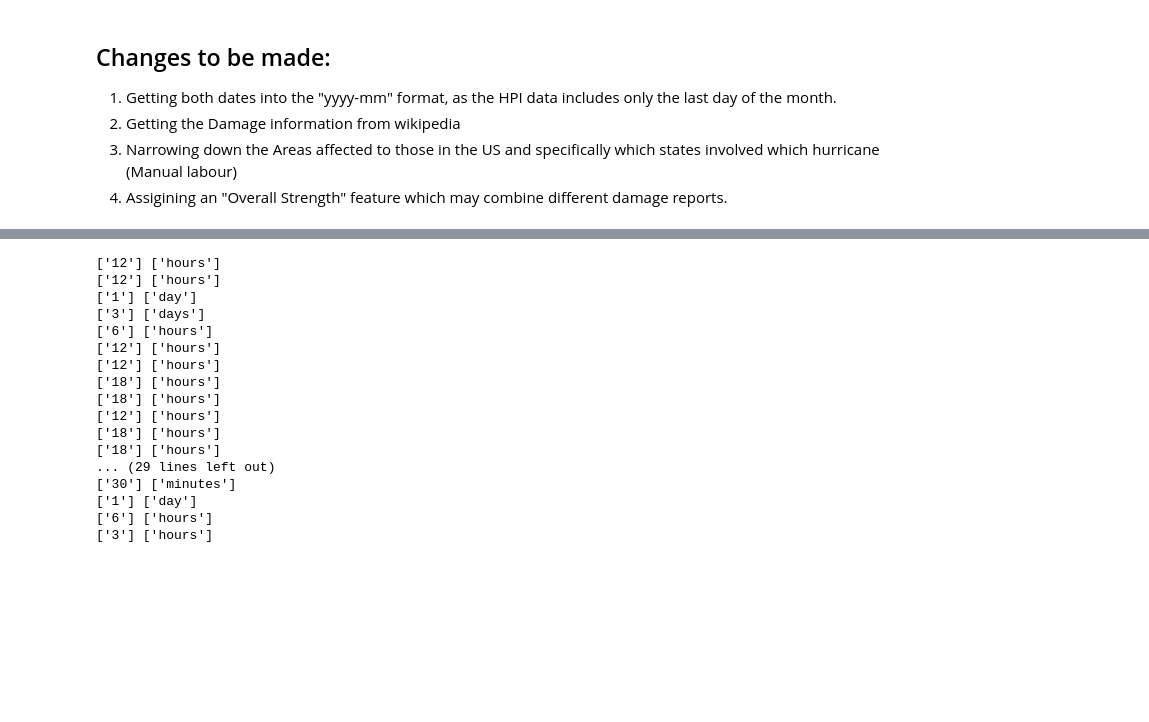
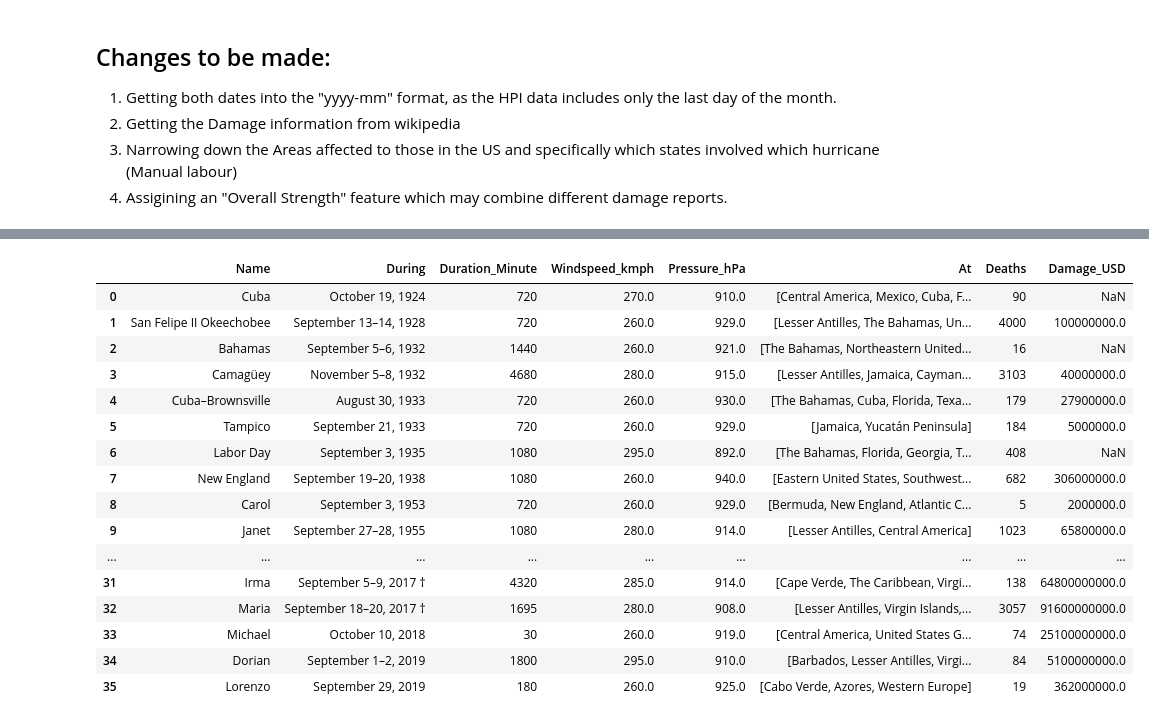
Before and after one commit to Alon-Shaaltiel/Hurricanes_US, a Jupyter notebook: Data_Collection.ipynb, the cells around one changed output, grey strips where cells are left out. Cells and saved outputs as stored; diff of their text form; code cells hidden in the pictures; blank space fills up the shorter version.

```diff
--- a/Data_Collection.ipynb
+++ b/Data_Collection.ipynb
@@ -212,33 +212,38 @@ Hurricanes.head(5)
 # %%
-Hurricanes = pd.read_pickle("Pickles/Hurricanes.pickle")
-Hurricanes.drop(Hurricanes.tail(1).index,axis=0, inplace=True)
-Hurricanes.drop('Refs', axis=1, inplace=True)
-Hurricanes.columns = ["Name","During","Duration","Windspeed","Pressure","At","Deaths","Damage"]
-
 Hurricanes.Duration = Hurricanes.Duration.apply(lambda x: unicodedata.normalize("NFKD", str(x)))
 Min_Conversions = dict(day=1440,days=1440,hour=60,hours=60,minutes=1,minute=1)
 
 # Hurricanes.Duration = Hurricanes.Duration.apply(lambda x: re.findall('[0-9]*[^0-9]*', x)[:-1])
 
+Dura_new = []
+
 for Duration in Hurricanes.Duration:
+    minTot = 0
     for timeframe in re.findall('[0-9]+[^0-9]+', Duration):
-        number = re.findall('[0-9]+',timeframe)
-        unit = re.findall('[A-Za-z]+',timeframe)
+        number = re.search('[0-9]+',timeframe)
+        unit = re.search('[A-Za-z]+',timeframe)
+        minTot += int(number.group(0))*Min_Conversions[unit.group(0)]
+    Dura_new.append(minTot)
+
+Hurricanes.Duration = pd.Series(Dura_new)
+Hurricanes = Hurricanes.rename(columns={"Pressure":"Pressure_hPa", "Damage":"Damage_USD",
+                                        "Windspeed":"Windspeed_kmph","Duration":"Duration_Minute"})
+Hurricanes
 # %% [output]
-['12'] ['hours']
-['12'] ['hours']
-['1'] ['day']
-['3'] ['days']
-['6'] ['hours']
-['12'] ['hours']
-['12'] ['hours']
-['18'] ['hours']
-['18'] ['hours']
-['12'] ['hours']
-['18'] ['hours']
-['18'] ['hours']
-... (29 lines left out)
-['30'] ['minutes']
-['1'] ['day']
-['6'] ['hours']
-['3'] ['hours']
+|  | Name | During | Duration_Minute | Windspeed_kmph | Pressure_hPa | At | Deaths | Damage_USD |
+| 0 | Cuba | October 19, 1924 | 720 | 270.0 | 910.0 | [Central America, Mexico, Cuba, F... | 90 | NaN |
+| 1 | San Felipe II Okeechobee | September 13–14, 1928 | 720 | 260.0 | 929.0 | [Lesser Antilles, The Bahamas, Un... | 4000 | 100000000.0 |
+| 2 | Bahamas | September 5–6, 1932 | 1440 | 260.0 | 921.0 | [The Bahamas, Northeastern United... | 16 | NaN |
+| 3 | Camagüey | November 5–8, 1932 | 4680 | 280.0 | 915.0 | [Lesser Antilles, Jamaica, Cayman... | 3103 | 40000000.0 |
+| 4 | Cuba–Brownsville | August 30, 1933 | 720 | 260.0 | 930.0 | [The Bahamas, Cuba, Florida, Texa... | 179 | 27900000.0 |
+| 5 | Tampico | September 21, 1933 | 720 | 260.0 | 929.0 | [Jamaica, Yucatán Peninsula] | 184 | 5000000.0 |
+| 6 | Labor Day | September 3, 1935 | 1080 | 295.0 | 892.0 | [The Bahamas, Florida, Georgia, T... | 408 | NaN |
+| 7 | New England | September 19–20, 1938 | 1080 | 260.0 | 940.0 | [Eastern United States, Southwest... | 682 | 306000000.0 |
+| 8 | Carol | September 3, 1953 | 720 | 260.0 | 929.0 | [Bermuda, New England, Atlantic C... | 5 | 2000000.0 |
+| 9 | Janet | September 27–28, 1955 | 1080 | 280.0 | 914.0 | [Lesser Antilles, Central America] | 1023 | 65800000.0 |
+| ... | ... | ... | ... | ... | ... | ... | ... | ... |
+| 31 | Irma | September 5–9, 2017 † | 4320 | 285.0 | 914.0 | [Cape Verde, The Caribbean, Virgi... | 138 | 64800000000.0 |
+| 32 | Maria | September 18–20, 2017 † | 1695 | 280.0 | 908.0 | [Lesser Antilles, Virgin Islands,... | 3057 | 91600000000.0 |
+| 33 | Michael | October 10, 2018 | 30 | 260.0 | 919.0 | [Central America, United States G... | 74 | 25100000000.0 |
+| 34 | Dorian | September 1–2, 2019 | 1800 | 295.0 | 910.0 | [Barbados, Lesser Antilles, Virgi... | 84 | 5100000000.0 |
+| 35 | Lorenzo | September 29, 2019 | 180 | 260.0 | 925.0 | [Cabo Verde, Azores, Western Europe] | 19 | 362000000.0 |
```
Also changed, not shown: parts of 6 cells of this notebook.
